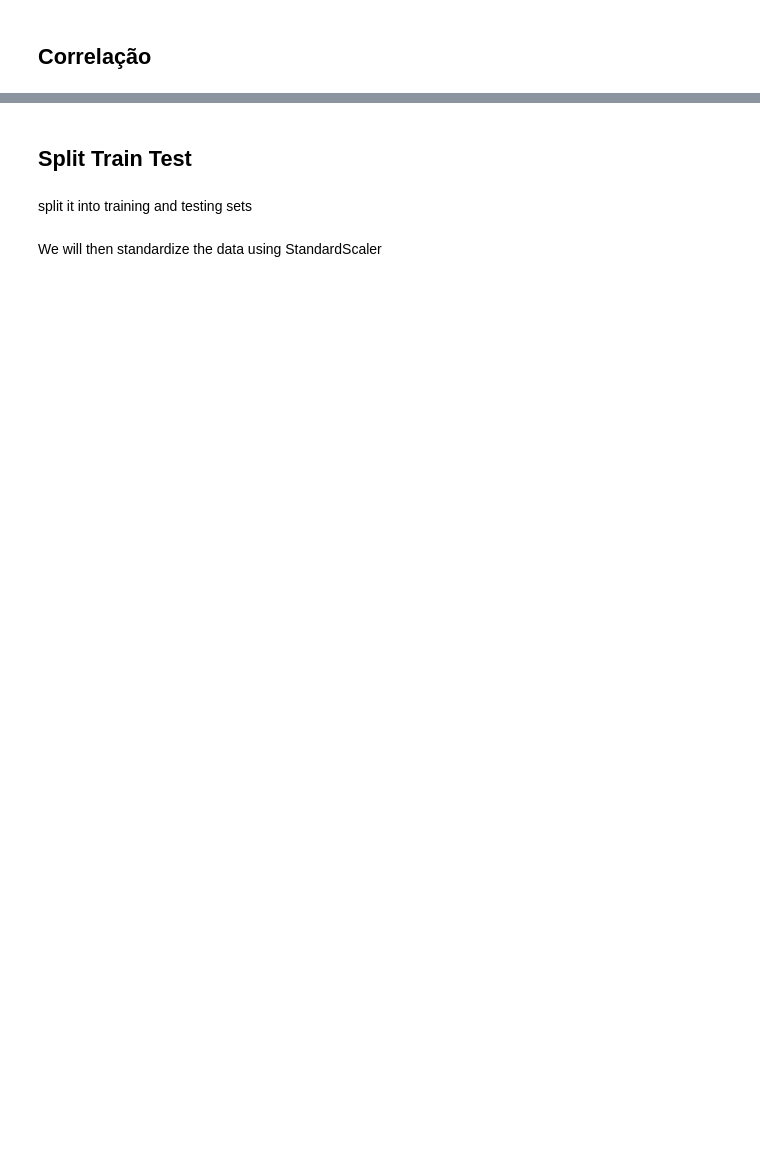
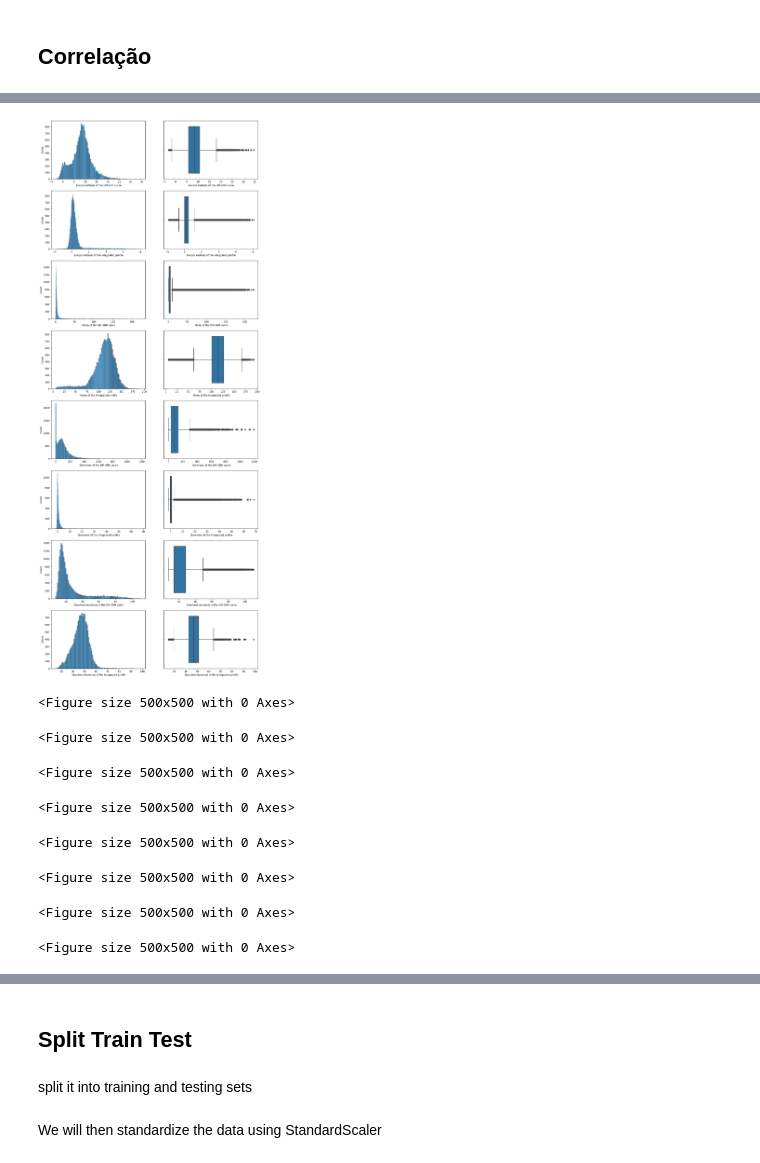
Before and after one commit to KValim/Projetcs, a Jupyter notebook: FIAP/deep learning I/pulsar_star/pulsar_star.ipynb, the cells around one changed output, grey strips where cells are left out. Saved outputs shown, nothing was run; the diff lists cells and outputs as text; code cells hidden in the pictures; blank space fills up the shorter version.

```diff
--- a/FIAP/deep learning I/pulsar_star/pulsar_star.ipynb
+++ b/FIAP/deep learning I/pulsar_star/pulsar_star.ipynb
@@ -120,0 +123,5 @@ Nenhuma correlação expressiva em relação a variável target
+# %%
+# Since all dtypes are float or int, no categorical features
+continous_features = list(set(df.columns) - set(['target_class']))
+continous_features.sort()
+continous_features
@@ -120,0 +137,18 @@ Nenhuma correlação expressiva em relação a variável target
+# %%
+fig, axes = plt.subplots(nrows=len(continous_features),ncols=2,  figsize=(15, 40))
+for i in range(len(continous_features)):
+    feature = continous_features[i]
+    plt.figure(figsize = (5, 5))
+    data=df.copy()
+    sns.histplot(x=data[feature].dropna(), ax=axes[i][0])
+    sns.boxplot(x=data[feature].dropna(), ax=axes[i][1])
+# %% [output]
+[figure, added]
+<Figure size 500x500 with 0 Axes>
+<Figure size 500x500 with 0 Axes>
+<Figure size 500x500 with 0 Axes>
+<Figure size 500x500 with 0 Axes>
+<Figure size 500x500 with 0 Axes>
+<Figure size 500x500 with 0 Axes>
+<Figure size 500x500 with 0 Axes>
+<Figure size 500x500 with 0 Axes>
```
Also changed, not shown: parts of 59 cells of this notebook, 1 other file.
